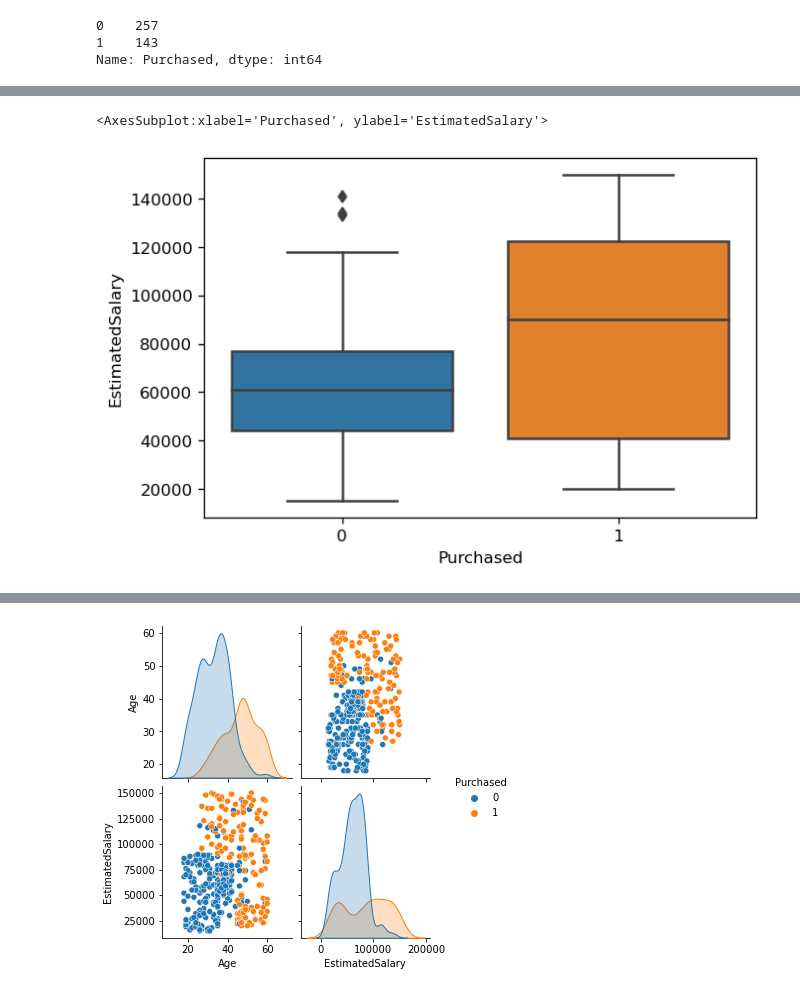
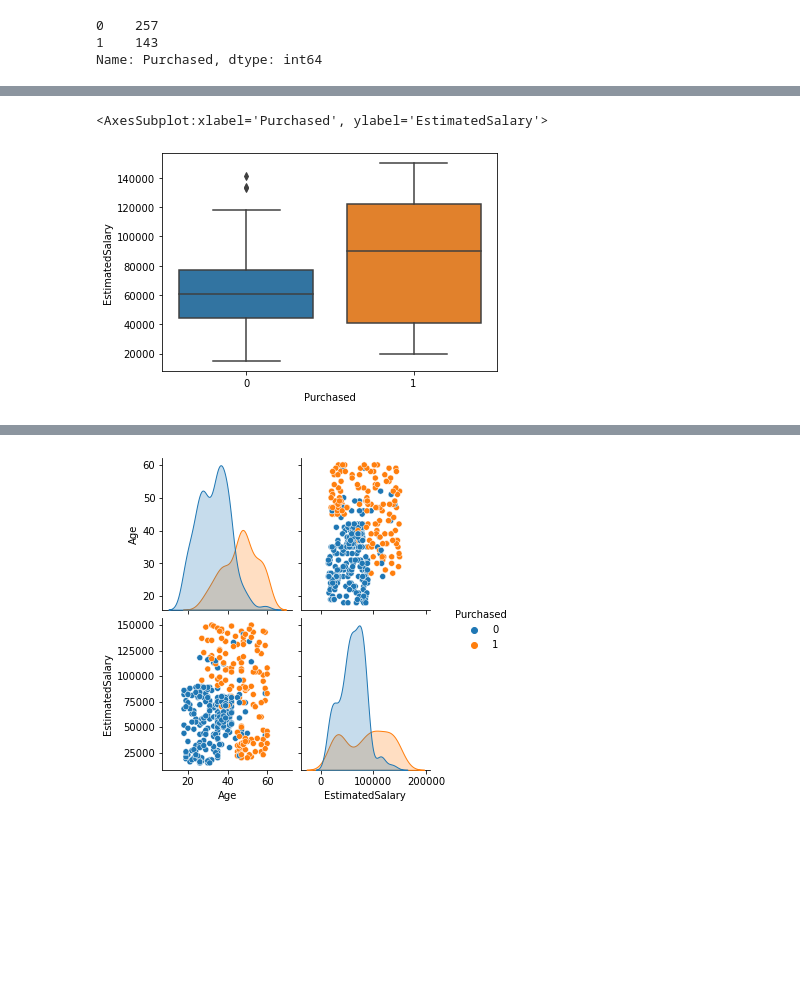
Before and after one commit to npsimid/Machine_Learning_Algorithms, a Jupyter notebook: Logistic regresion/Logistic regression.ipynb, the cells around one changed output, grey strips where cells are left out. Saved outputs shown, nothing was run; the diff lists cells and outputs as text; code cells hidden in the pictures; blank space fills up the shorter version.

```diff
--- a/Logistic regresion/Logistic regression.ipynb
+++ b/Logistic regresion/Logistic regression.ipynb
@@ -56,8 +68,7 @@ sns.boxplot(data=df, x='Purchased', y ='Age')
 # %%
-plt.figure(dpi=120)
 sns.boxplot(data=df, x='Purchased', y ='EstimatedSalary')
 # %% [output]
 <AxesSubplot:xlabel='Purchased', ylabel='EstimatedSalary'>
-[figure, old version]
+[figure, new version]
 # %%
 # vizualizarea depdendentei dintre caracteristici in functie de valoara etichetei
```
Also changed, not shown: parts of 44 cells of this notebook, 2 other files.
